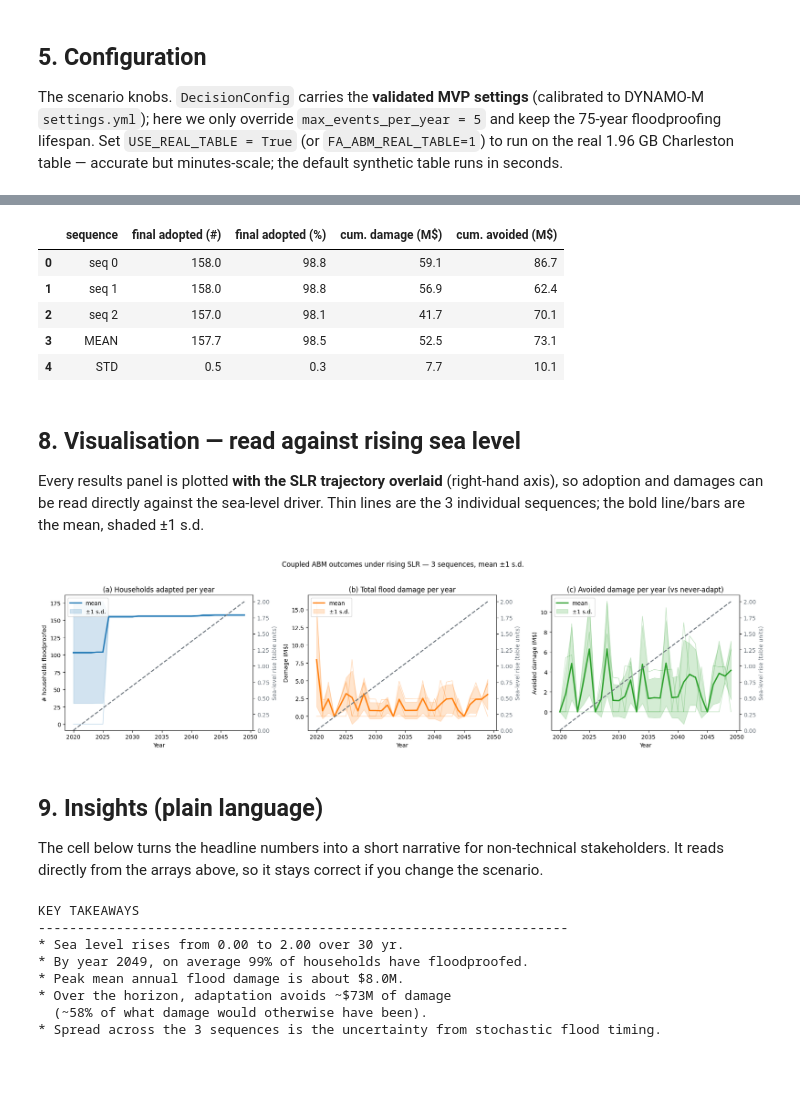
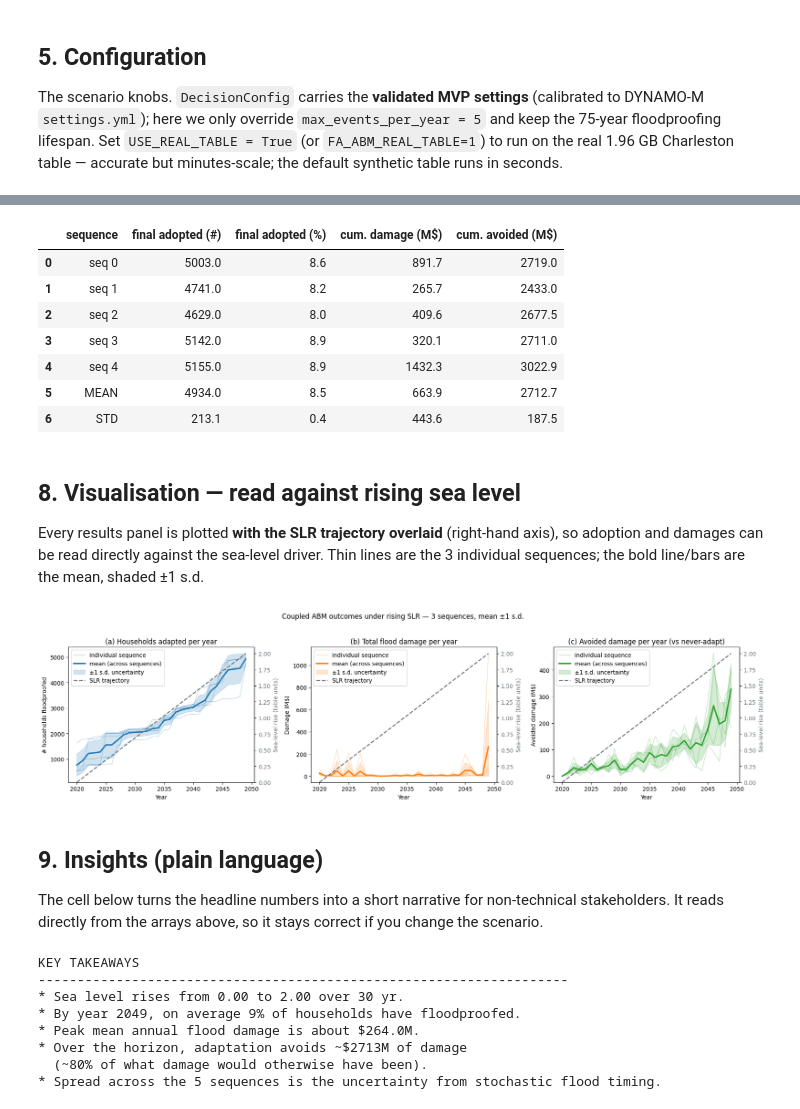
Before and after one commit to sahand-asgarpour/FloodAdapt-ABM, a Jupyter notebook: 3_run_coupled_abm.ipynb, the cells around one changed output, grey strips where cells are left out. Cells and saved outputs as stored; diff of their text form; code cells hidden in the pictures; blank space fills up the shorter version.

```diff
--- a/3_run_coupled_abm.ipynb
+++ b/3_run_coupled_abm.ipynb
@@ -153,12 +173,20 @@ floodproofing lifespan. Set `USE_REAL_TABLE = True` (or `FA_ABM_REAL_TABLE=1`) t
 # --- Scenario ---------------------------------------------------------------
 START_YEAR         = 2020
 N_YEARS            = 30
-NO_SEQ             = 3          # Monte-Carlo sequences
+NO_SEQ             = 5          # Monte-Carlo sequences
 MAX_EVENTS_PER_YR  = 5
 SEED               = 42
 
-# --- Dataset: synthetic by default, real Charleston table opt-in ------------
-USE_REAL_TABLE = os.environ.get("FA_ABM_REAL_TABLE", "0") not in ("0", "", "false", "False")
+# --- Dataset Selection: Synthetic vs. Real Charleston Table ----------------
+# OPTION 1: Run on the fast SYNTHETIC table (runs in seconds) - DEFAULT
+# USE_REAL_TABLE = False
+
+# OPTION 2: Run on the real 2GB CHARLESTON table (takes several minutes)
+USE_REAL_TABLE = True
+
+# OPTION 3: Control via environment variable (useful for CI/automated runs)
+# USE_REAL_TABLE = os.environ.get("FA_ABM_REAL_TABLE", "0").lower() in ("1", "true", "yes")
+
 ds, source = load_dataset(prefer_real=USE_REAL_TABLE)
 print(f"Lookup table : {source}")
 print(f"dimensions   : {dict(ds.sizes)}")
@@ -174,6 +202,8 @@ config = CouplingConfig(
 #   import flood_adapt.api as fa
 #   slr_values = np.array([fa.interp_slr(slr_scenario="NOAA High", year=START_YEAR+t)
 #                          for t in range(N_YEARS)])
+
+
 # Fallback: a linear ramp across the lookup table's SLR grid.
 slr_values = np.linspace(float(ds.slr.min()), float(ds.slr.max()), N_YEARS)
 years = START_YEAR + np.arange(N_YEARS)
@@ -265,11 +303,13 @@ summary_table = pd.concat([summary, agg], ignore_index=True)
 summary_table
 # %% [output]
 |  | sequence | final adopted (#) | final adopted (%) | cum. damage (M$) | cum. avoided (M$) |
-| 0 | seq 0 | 158.0 | 98.8 | 59.1 | 86.7 |
-| 1 | seq 1 | 158.0 | 98.8 | 56.9 | 62.4 |
-| 2 | seq 2 | 157.0 | 98.1 | 41.7 | 70.1 |
-| 3 | MEAN | 157.7 | 98.5 | 52.5 | 73.1 |
-| 4 | STD | 0.5 | 0.3 | 7.7 | 10.1 |
+| 0 | seq 0 | 5003.0 | 8.6 | 891.7 | 2719.0 |
+| 1 | seq 1 | 4741.0 | 8.2 | 265.7 | 2433.0 |
+| 2 | seq 2 | 4629.0 | 8.0 | 409.6 | 2677.5 |
+| 3 | seq 3 | 5142.0 | 8.9 | 320.1 | 2711.0 |
+| 4 | seq 4 | 5155.0 | 8.9 | 1432.3 | 3022.9 |
+| 5 | MEAN | 4934.0 | 8.5 | 663.9 | 2712.7 |
+| 6 | STD | 213.1 | 0.4 | 443.6 | 187.5 |
 # %% [markdown]
 ## 8. Visualisation — read against rising sea level
 
@@ -282,50 +322,59 @@ slr_color = "#6c757d"
 
 def overlay_slr(ax):
     axr = ax.twinx()
-    axr.plot(years, slr_values, color=slr_color, ls="--", lw=1.8, label="SLR")
+    axr.plot(years, slr_values, color=slr_color, ls="--", lw=1.8, label="SLR trajectory")
     axr.set_ylabel("Sea-level rise (table units)", color=slr_color)
     axr.tick_params(axis="y", labelcolor=slr_color)
     axr.set_ylim(bottom=min(0, float(slr_values.min())))
     return axr
 
 # (a) Number of households adapted per year -----------------------------------
 ax = axes[0]
 for s in range(NO_SEQ):
-    ax.plot(years, n_adapted[s], color="C0", alpha=0.30, lw=1)
+    ax.plot(years, n_adapted[s], color="C0", alpha=0.30, lw=1, label="individual sequence" if s == 0 else "")
 m, sd = n_adapted.mean(0), n_adapted.std(0)
-ax.plot(years, m, color="C0", lw=2.4, label="mean")
-ax.fill_between(years, m - sd, m + sd, color="C0", alpha=0.20, label="±1 s.d.")
+ax.plot(years, m, color="C0", lw=2.4, label="mean (across sequences)")
+ax.fill_between(years, np.maximum(0, m - sd), m + sd, color="C0", alpha=0.20, label="±1 s.d. uncertainty")
 ax.set_title("(a) Households adapted per year")
 ax.set_xlabel("Year"); ax.set_ylabel("# households floodproofed")
-ax.legend(loc="upper left"); overlay_slr(ax)
+axr = overlay_slr(ax)
+lines_ax, labels_ax = ax.get_legend_handles_labels()
+lines_axr, labels_axr = axr.get_legend_handles_labels()
+ax.legend(lines_ax + lines_axr, labels_ax + labels_axr, loc="upper left")
 
 # (b) Total damage per year ---------------------------------------------------
 ax = axes[1]
 for s in range(NO_SEQ):
-    ax.plot(years, dmg_year[s], color="C1", alpha=0.30, lw=1)
+    ax.plot(years, dmg_year[s], color="C1", alpha=0.30, lw=1, label="individual sequence" if s == 0 else "")
 m, sd = dmg_year.mean(0), dmg_year.std(0)
-ax.plot(years, m, color="C1", lw=2.4, label="mean")
-ax.fill_between(years, m - sd, m + sd, color="C1", alpha=0.20, label="±1 s.d.")
+ax.plot(years, m, color="C1", lw=2.4, label="mean (across sequences)")
+ax.fill_between(years, np.maximum(0, m - sd), m + sd, color="C1", alpha=0.20, label="±1 s.d. uncertainty")
 ax.set_title("(b) Total flood damage per year")
 ax.set_xlabel("Year"); ax.set_ylabel("Damage (M$)")
-ax.legend(loc="upper left"); overlay_slr(ax)
+axr = overlay_slr(ax)
+lines_ax, labels_ax = ax.get_legend_handles_labels()
+lines_axr, labels_axr = axr.get_legend_handles_labels()
+ax.legend(lines_ax + lines_axr, labels_ax + labels_axr, loc="upper left")
 
 # (c) Total avoided damage per year -------------------------------------------
 ax = axes[2]
 for s in range(NO_SEQ):
-    ax.plot(years, avoided_year[s], color="C2", alpha=0.30, lw=1)
+    ax.plot(years, avoided_year[s], color="C2", alpha=0.30, lw=1, label="individual sequence" if s == 0 else "")
 m, sd = avoided_year.mean(0), avoided_year.std(0)
-ax.plot(years, m, color="C2", lw=2.4, label="mean")
-ax.fill_between(years, m - sd, m + sd, color="C2", alpha=0.20, label="±1 s.d.")
+ax.plot(years, m, color="C2", lw=2.4, label="mean (across sequences)")
+ax.fill_between(years, np.maximum(0, m - sd), m + sd, color="C2", alpha=0.20, label="±1 s.d. uncertainty")
 ax.set_title("(c) Avoided damage per year (vs never-adapt)")
 ax.set_xlabel("Year"); ax.set_ylabel("Avoided damage (M$)")
-ax.legend(loc="upper left"); overlay_slr(ax)
+axr = overlay_slr(ax)
+lines_ax, labels_ax = ax.get_legend_handles_labels()
+lines_axr, labels_axr = axr.get_legend_handles_labels()
+ax.legend(lines_ax + lines_axr, labels_ax + labels_axr, loc="upper left")
 
 fig.suptitle("Coupled ABM outcomes under rising SLR — 3 sequences, mean ±1 s.d.", y=1.03)
 fig.tight_layout()
 plt.show()
 # %% [output]
-[figure, old version]
+[figure, new version]
 # %% [markdown]
 ## 9. Insights (plain language)
 
@@ -344,16 +393,16 @@ print(f"* By year {years[-1]}, on average {final_adopt_pct:.0f}% of households h
 print(f"* Peak mean annual flood damage is about ${peak_dmg:.1f}M.")
 print(f"* Over the horizon, adaptation avoids ~${cum_avoid:.0f}M of damage")
 print(f"  (~{avoid_share:.0f}% of what damage would otherwise have been).")
-print(f"* Spread across the 3 sequences is the uncertainty from stochastic flood timing.")
+print(f"* Spread across the {NO_SEQ} sequences is the uncertainty from stochastic flood timing.")
 # %% [output]
 KEY TAKEAWAYS
 --------------------------------------------------------------------
 * Sea level rises from 0.00 to 2.00 over 30 yr.
-* By year 2049, on average 99% of households have floodproofed.
-* Peak mean annual flood damage is about $8.0M.
-* Over the horizon, adaptation avoids ~$73M of damage
-  (~58% of what damage would otherwise have been).
-* Spread across the 3 sequences is the uncertainty from stochastic flood timing.
+* By year 2049, on average 9% of households have floodproofed.
+* Peak mean annual flood damage is about $264.0M.
+* Over the horizon, adaptation avoids ~$2713M of damage
+  (~80% of what damage would otherwise have been).
+* Spread across the 5 sequences is the uncertainty from stochastic flood timing.
 # %% [markdown]
 ## 10. The native mirror — same results **without** mesa/honeybees
 
```
Also changed, not shown: parts of 11 cells of this notebook, 7 other files.
